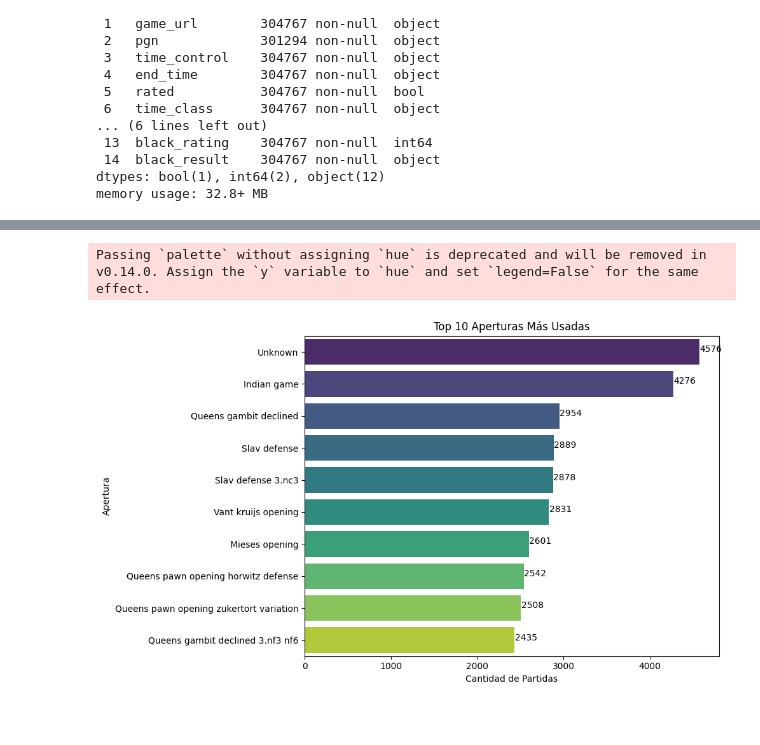
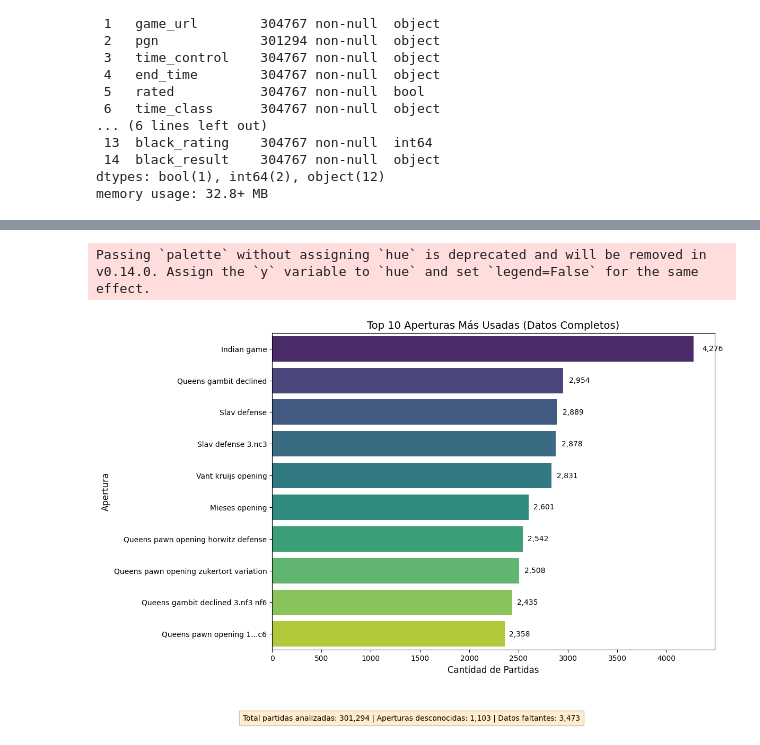
Before and after one commit to jpsicilia/chess_data_lab, a Jupyter notebook: chess_data_lab.ipynb, the cells around one changed output, grey strips where cells are left out. Cells and saved outputs as stored; diff of their text form; code cells hidden in the pictures; blank space fills up the shorter version.

```diff
--- a/chess_data_lab.ipynb
+++ b/chess_data_lab.ipynb
@@ -119,25 +119,36 @@ df.head()
 # %%
-import matplotlib.pyplot as plt
-import seaborn as sns
+plt.figure(figsize=(12, 7))
 
-# Configuración básica
-plt.figure(figsize=(10, 6))
-top_openings = df['opening_name'].value_counts().head(10)
+# Filtramos aperturas desconocidas y missing values
+top_openings = df_valid_openings[df_valid_openings['opening_name'] != "Unknown"]['opening_name'].value_counts().head(10)
 
-# Gráfico de barras simple
-ax = sns.barplot(x=top_openings.values, y=top_openings.index, palette='viridis')
+ax = sns.barplot(x=top_openings.values,
+                 y=top_openings.index,
+                 palette='viridis',
+                 order=top_openings.index)
 
-# Añadir etiquetas
-plt.title('Top 10 Aperturas Más Usadas')
-plt.xlabel('Cantidad de Partidas')
-plt.ylabel('Apertura')
+# Mejoras visuales
+plt.title('Top 10 Aperturas Más Usadas (Datos Completos)', fontsize=14)
+plt.xlabel('Cantidad de Partidas', fontsize=12)
+plt.ylabel('Apertura', fontsize=12)
 
-# Mostrar valores en las barras
+# Añadir valores exactos
 for i, v in enumerate(top_openings.values):
-    ax.text(v + 3, i, str(v), color='black')
+    ax.text(v + 0.02*v, i, f"{v:,}", color='black', va='center')
+
+# Información adicional en el gráfico
+total_games = len(df_valid_openings)
+unknown_games = len(df[df['opening_name'] == "Unknown"])
+missing_games = df['opening_name'].isna().sum()
+
+plt.figtext(0.5, -0.1,
+           f"Total partidas analizadas: {total_games:,} | "
+           f"Aperturas desconocidas: {unknown_games:,} | "
+           f"Datos faltantes: {missing_games:,}",
+           ha="center", fontsize=10, bbox={"facecolor":"orange", "alpha":0.2, "pad":5})
 
 plt.tight_layout()
 plt.show()
 # %% [output]
 Passing `palette` without assigning `hue` is deprecated and will be removed in v0.14.0. Assign the `y` variable to `hue` and set `legend=False` for the same effect.
-[figure, old version]
+[figure, new version]
```
Also changed, not shown: parts of 2 cells of this notebook.
